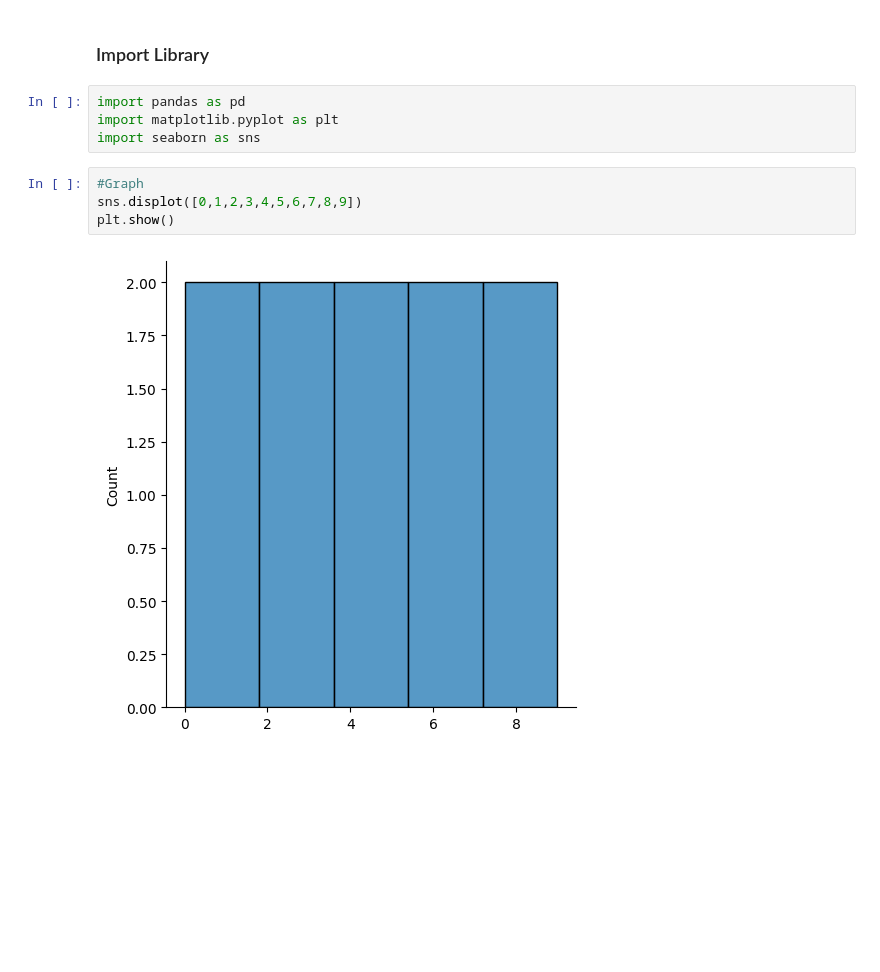
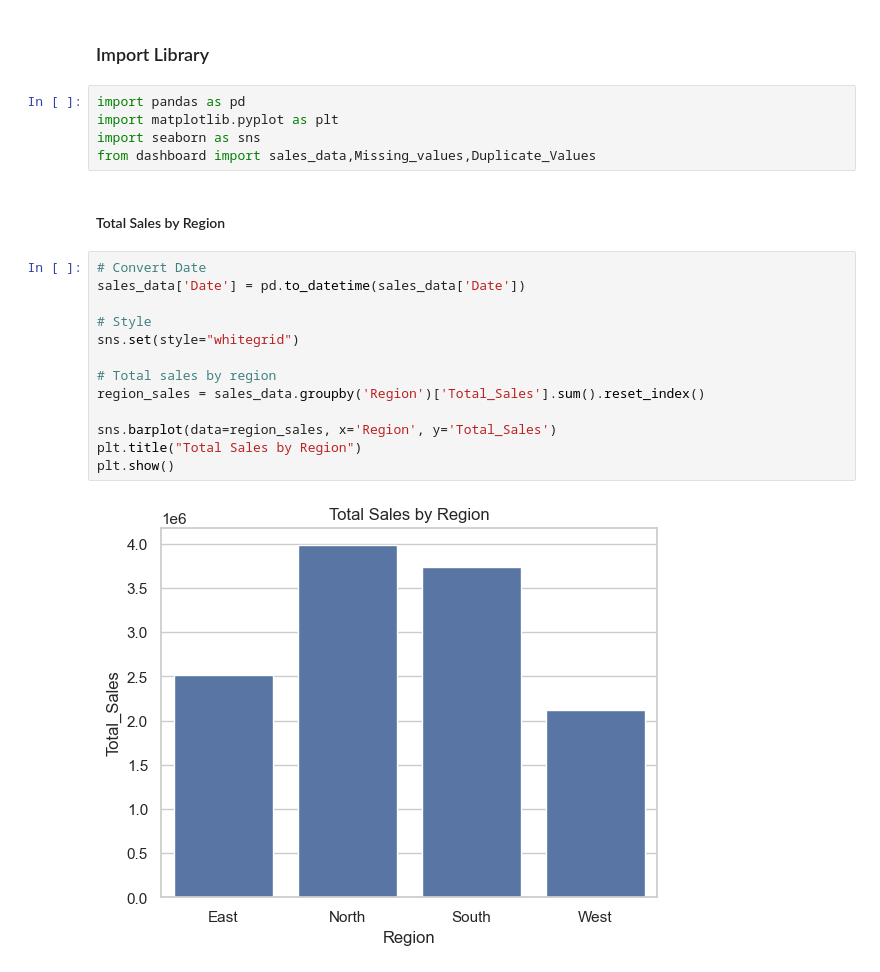
Before and after one commit to karmegamwithai/Interactive-Sales-Dashboard, a Jupyter notebook: dashboard.ipynb, the cells around one changed output. Cells and saved outputs as stored; diff of their text form; blank space fills up the shorter version.

```diff
--- a/dashboard.ipynb
+++ b/dashboard.ipynb
@@ -4,9 +4,21 @@
 import pandas as pd
 import matplotlib.pyplot as plt
 import seaborn as sns
+from dashboard import sales_data,Missing_values,Duplicate_Values
+# %% [markdown]
+#### Total Sales by Region
 # %%
-#Graph
-sns.displot([0,1,2,3,4,5,6,7,8,9])
+# Convert Date
+sales_data['Date'] = pd.to_datetime(sales_data['Date'])
+
+# Style
+sns.set(style="whitegrid")
+
+# Total sales by region
+region_sales = sales_data.groupby('Region')['Total_Sales'].sum().reset_index()
+
+sns.barplot(data=region_sales, x='Region', y='Total_Sales')
+plt.title("Total Sales by Region")
 plt.show()
 # %% [output]
-[figure, old version]
+[figure, new version]
```
Also changed, not shown: parts of 12 cells of this notebook, 4 other files.
